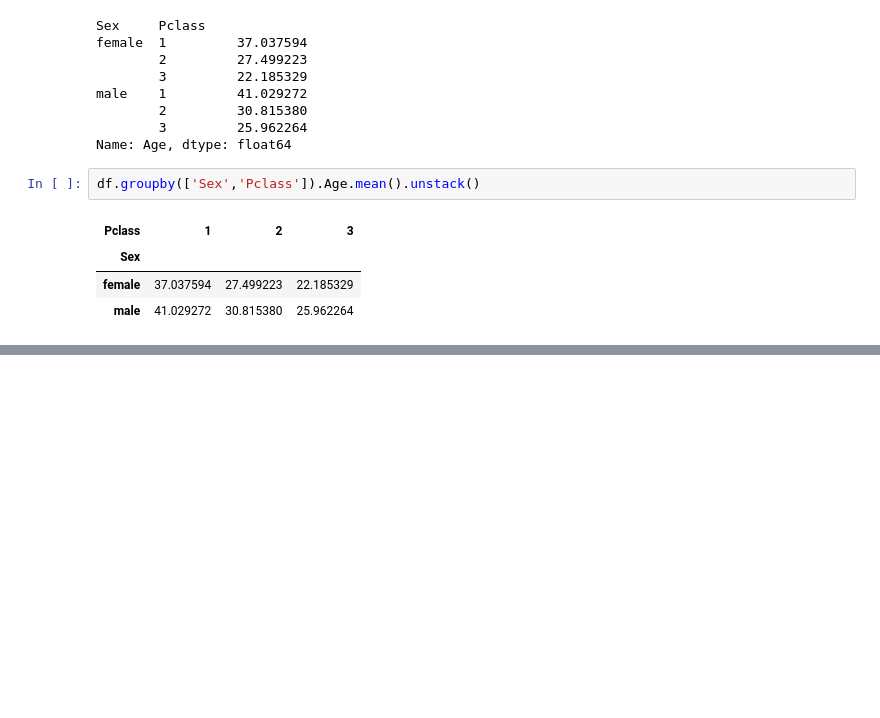
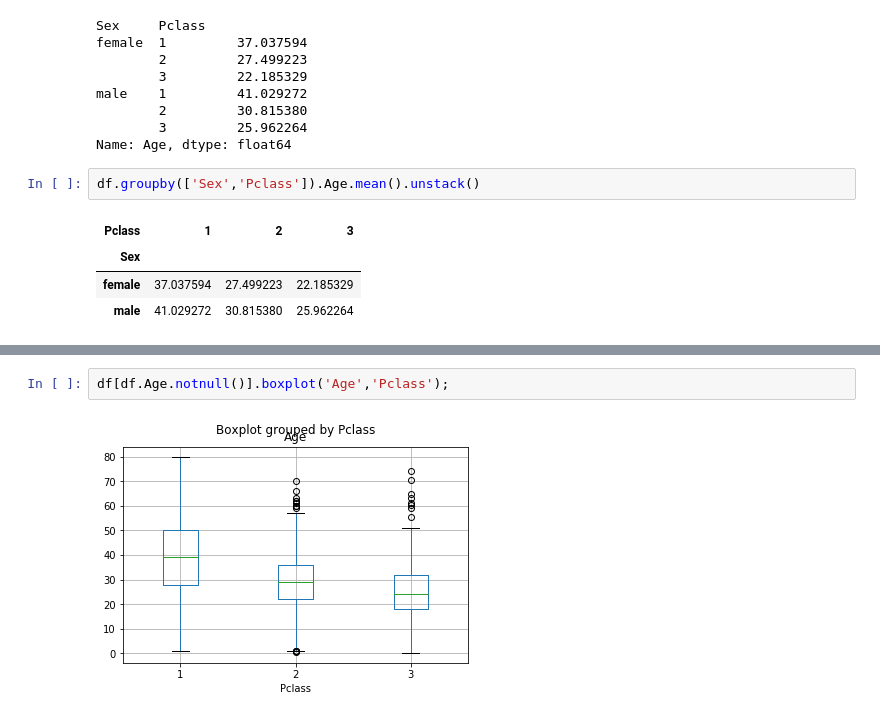
Before and after one commit to kutubk52/data-science, a Jupyter notebook: notebooks/2.0-ak-exploring-processing-data.ipynb, the cells around one changed output, grey strips where cells are left out. Drawn from its saved outputs; the diff is of its cells as text; blank space fills up the shorter version.

```diff
--- a/notebooks/2.0-ak-exploring-processing-data.ipynb
+++ b/notebooks/2.0-ak-exploring-processing-data.ipynb
@@ -454,0 +614,4 @@ df.groupby(['Sex','Pclass']).Age.mean().unstack()
+# %%
+df[df.Age.notnull()].boxplot('Age','Pclass');
+# %% [output]
+[figure, added]
```
Also changed, not shown: parts of 58 cells of this notebook, 1 other file.
